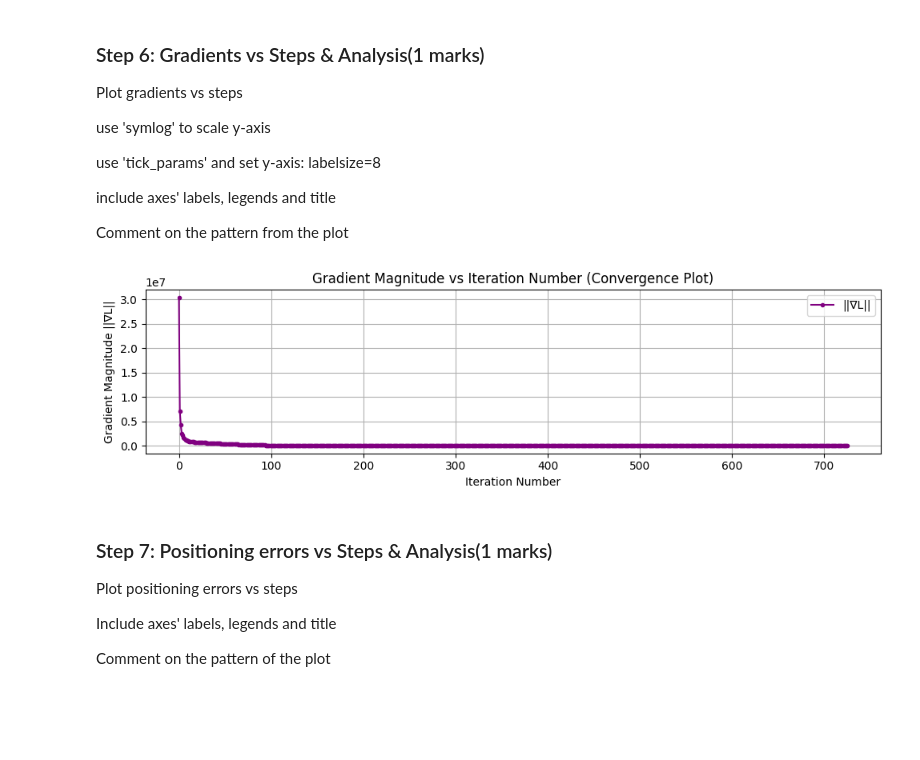
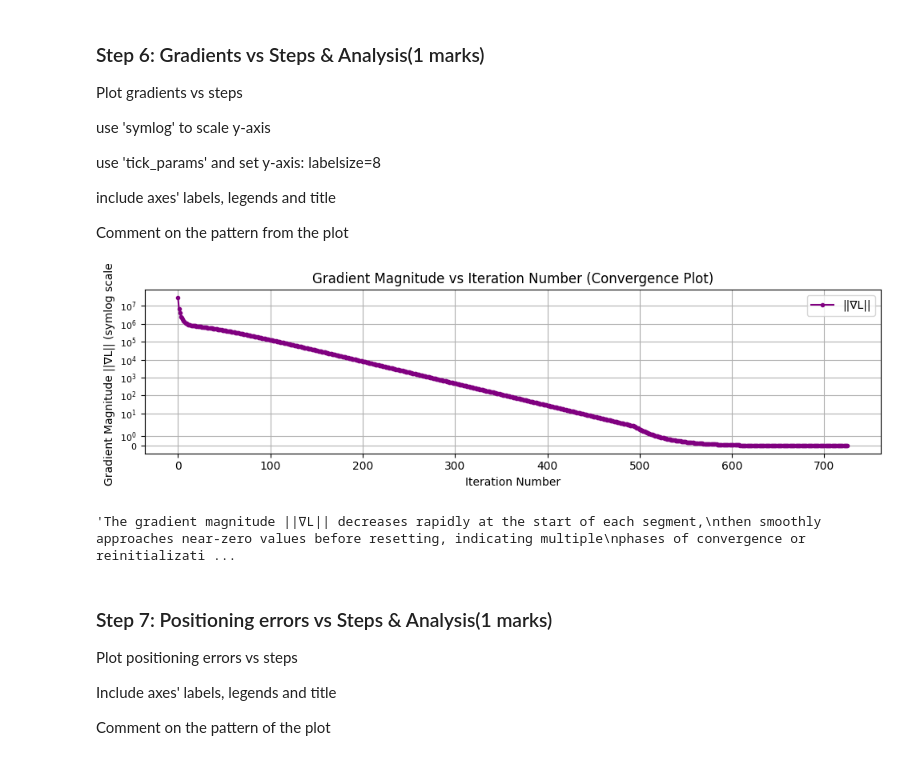
Before and after one commit to StephenNduba/ENGG680_2025_Fall, a Jupyter notebook: Lab_Assignment2/Assignment2_Upload.ipynb, the cells around one changed output. Drawn from its saved outputs; the diff is of its cells as text; code cells hidden in the pictures; blank space fills up the shorter version.

```diff
--- a/Lab_Assignment2/Assignment2_Upload.ipynb
+++ b/Lab_Assignment2/Assignment2_Upload.ipynb
@@ -658,24 +698,35 @@ Comment on the pattern from the plot
 # %%
 fig , ax = plt.subplots(nrows=1,ncols=1, figsize=(10,3))
 # (0.5 marks)
 # ...
 if len(arr_grad) > 0:
     grad_norm = [np.linalg.norm(g[:3]) for g in arr_grad]  # use spatial part of gradient
     ax.plot(range(len(grad_norm)), grad_norm, color='purple', marker='o', markersize=3, label='||∇L||')
+
+    ax.set_yscale('symlog')
+
     ax.set_xlabel("Iteration Number")
-    ax.set_ylabel("Gradient Magnitude ||∇L||")
+    ax.set_ylabel("Gradient Magnitude ||∇L|| (symlog scale)")
     ax.set_title("Gradient Magnitude vs Iteration Number (Convergence Plot)")
     ax.legend()
+
+    ax.tick_params(axis='y', labelsize=8)
+
 else:
     print("No gradient data available for plotting.")
 ax.grid(True)
 fig.tight_layout()
 plt.show()
 
 # Comment on the pattern (0.5 marks)
-# ...
+"""The gradient magnitude ||∇L|| decreases rapidly at the start of each segment,
+then smoothly approaches near-zero values before resetting, indicating multiple
+phases of convergence or reinitialization cycles. The symmetric logarithmic scale
+clearly shows exponential decay within each phase, confirming consistent convergence
+behavior across iterations."""
 # %% [output]
-[figure, old version]
+[figure, new version]
+'The gradient magnitude ||∇L|| decreases rapidly at the start of each segment,\nthen smoothly approaches near-zero values before resetting, indicating multiple\nphases of convergence or reinitializati ...
 # %% [markdown]
 ### Step 7: Positioning errors vs Steps & Analysis(1 marks)
 Plot positioning errors vs steps
```
Also changed, not shown: parts of 18 cells of this notebook.
